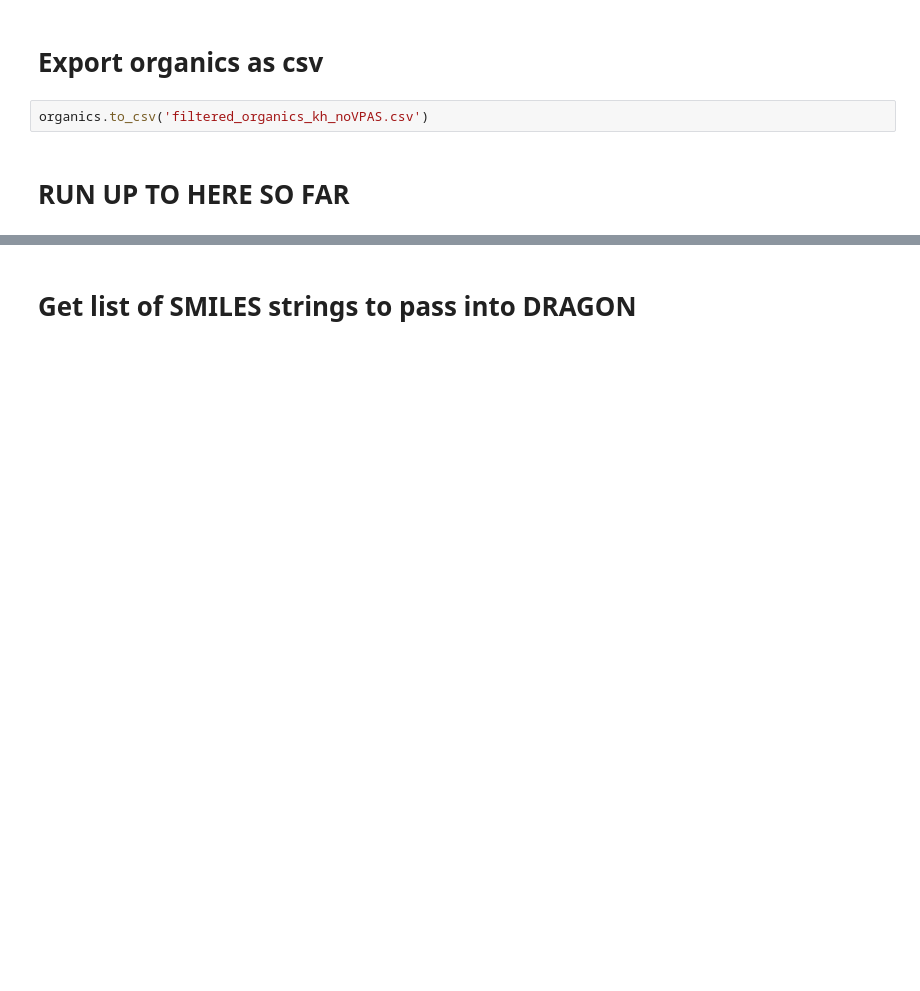
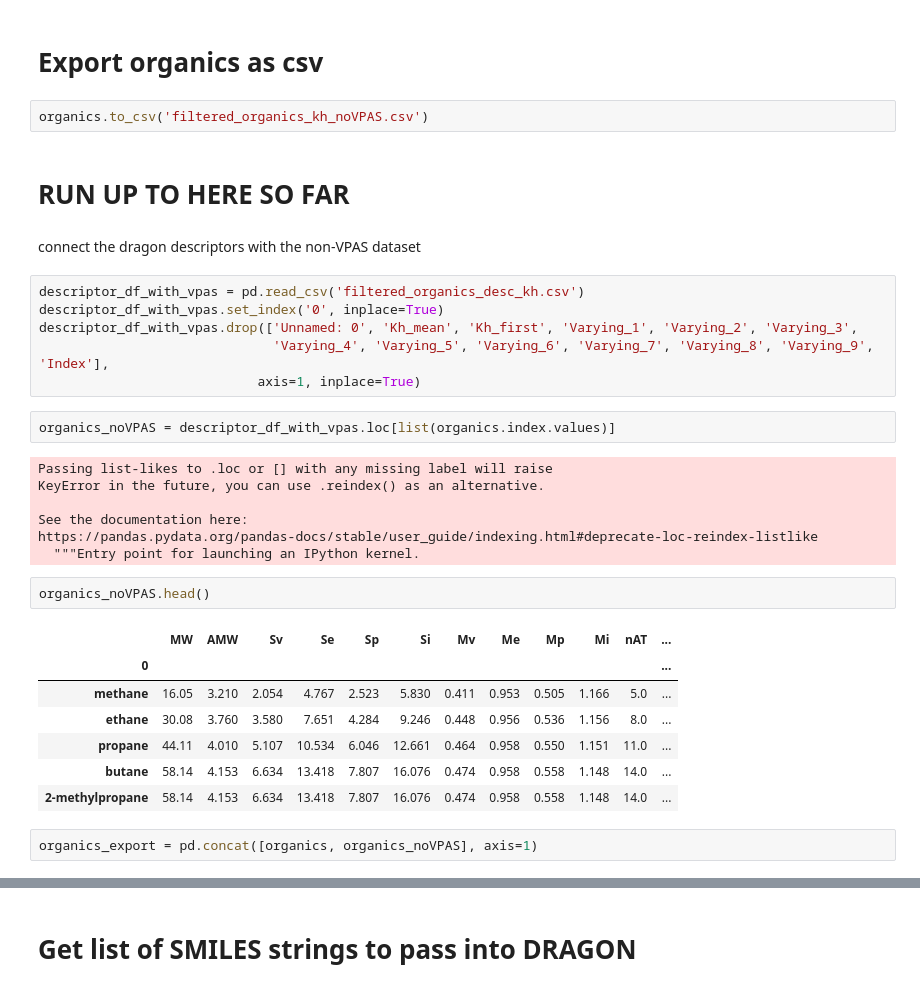
Before and after one commit to jtd1g16/HLCpredict, a Jupyter notebook: a_Curating_dataset_noVPAS.ipynb, the cells around one changed output, grey strips where cells are left out. Saved outputs shown, nothing was run; the diff lists cells and outputs as text; blank space fills up the shorter version.

```diff
--- a/a_Curating_dataset_noVPAS.ipynb
+++ b/a_Curating_dataset_noVPAS.ipynb
@@ -412,3 +412,32 @@ organics.head()
 organics.to_csv('filtered_organics_kh_noVPAS.csv')
 # %% [markdown]
 # RUN UP TO HERE SO FAR
+# %% [markdown]
+connect the dragon descriptors with the non-VPAS dataset
+# %%
+descriptor_df_with_vpas = pd.read_csv('filtered_organics_desc_kh.csv')
+descriptor_df_with_vpas.set_index('0', inplace=True)
+descriptor_df_with_vpas.drop(['Unnamed: 0', 'Kh_mean', 'Kh_first', 'Varying_1', 'Varying_2', 'Varying_3',
+                              'Varying_4', 'Varying_5', 'Varying_6', 'Varying_7', 'Varying_8', 'Varying_9', 'Index'],
+                            axis=1, inplace=True)
+# %%
+organics_noVPAS = descriptor_df_with_vpas.loc[list(organics.index.values)]
+# %% [output]
+Passing list-likes to .loc or [] with any missing label will raise
+KeyError in the future, you can use .reindex() as an alternative.
+
+See the documentation here:
+https://pandas.pydata.org/pandas-docs/stable/user_guide/indexing.html#deprecate-loc-reindex-listlike
+  """Entry point for launching an IPython kernel.
+# %%
+organics_noVPAS.head()
+# %% [output]
+|  | MW | AMW | Sv | Se | Sp | Si | Mv | Me | Mp | Mi | nAT | ... |
+| 0 |  |  |  |  |  |  |  |  |  |  |  | ... |
+| methane | 16.05 | 3.210 | 2.054 | 4.767 | 2.523 | 5.830 | 0.411 | 0.953 | 0.505 | 1.166 | 5.0 | ... |
+| ethane | 30.08 | 3.760 | 3.580 | 7.651 | 4.284 | 9.246 | 0.448 | 0.956 | 0.536 | 1.156 | 8.0 | ... |
+| propane | 44.11 | 4.010 | 5.107 | 10.534 | 6.046 | 12.661 | 0.464 | 0.958 | 0.550 | 1.151 | 11.0 | ... |
+| butane | 58.14 | 4.153 | 6.634 | 13.418 | 7.807 | 16.076 | 0.474 | 0.958 | 0.558 | 1.148 | 14.0 | ... |
+| 2-methylpropane | 58.14 | 4.153 | 6.634 | 13.418 | 7.807 | 16.076 | 0.474 | 0.958 | 0.558 | 1.148 | 14.0 | ... |
+# %%
+organics_export = pd.concat([organics, organics_noVPAS], axis=1)
```
Also changed, not shown: parts of 7 cells of this notebook, 3 other files.
